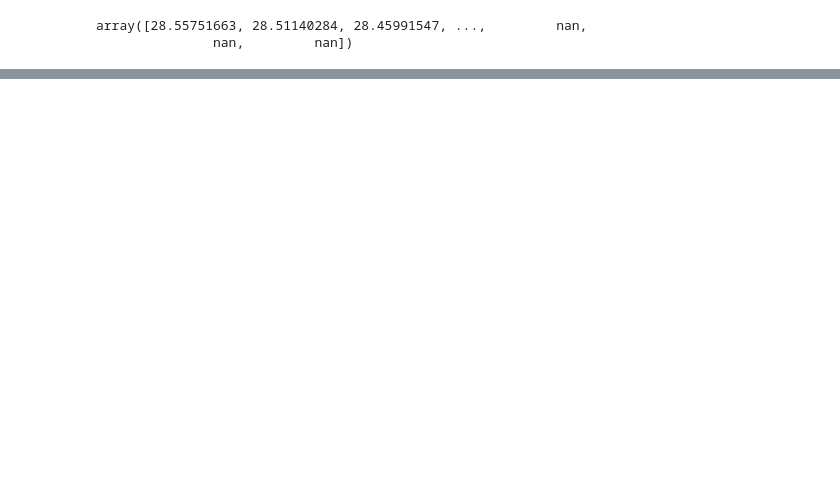
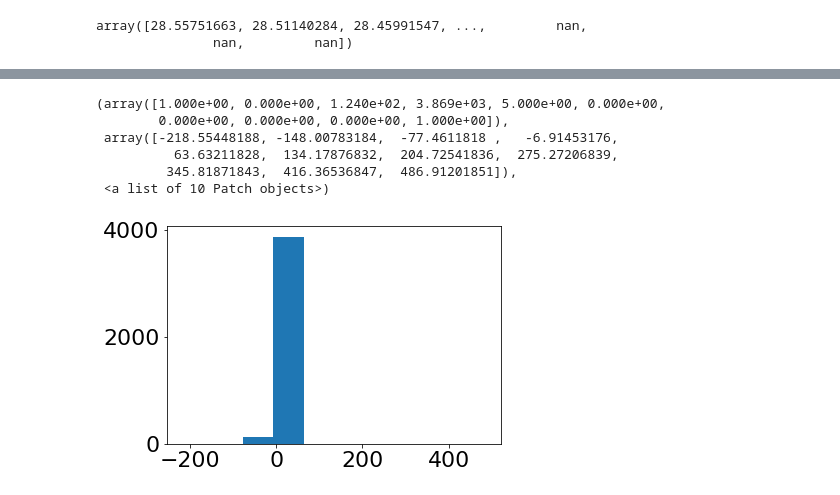
Before and after one commit to vedantchan/marcc, a Jupyter notebook: 11_metal_poor.ipynb, the cells around one changed output, grey strips where cells are left out. Drawn from its saved outputs; the diff is of its cells as text; code cells hidden in the pictures; blank space fills up the shorter version.

```diff
--- a/11_metal_poor.ipynb
+++ b/11_metal_poor.ipynb
@@ -295,8 +295,8 @@ array([28.55751663, 28.51140284, 28.45991547, ...,         nan,
 # %%
 resids[np.isnan(resids)] = 0
 # %%
-bound = 100
-linecore = 5895 # Na Line
+bound = 10
+linecore = 5893 # mg Line
 lower = linecore - 4000 - bound
 upper = linecore - 4000 + bound
 linewl = lamgrid[lower:upper]
@@ -339,0 +395,2 @@ plt.ylim(0,1.5)
+# %%
+ampvalues = np.asarray([i.value for i in amps])
@@ -339,0 +399,10 @@ plt.ylim(0,1.5)
+# %%
+plt.hist(ampvalues)
+# %% [output]
+(array([1.000e+00, 0.000e+00, 1.240e+02, 3.869e+03, 5.000e+00, 0.000e+00,
+        0.000e+00, 0.000e+00, 0.000e+00, 1.000e+00]),
+ array([-218.55448188, -148.00783184,  -77.4611818 ,   -6.91453176,
+          63.63211828,  134.17876832,  204.72541836,  275.27206839,
+         345.81871843,  416.36536847,  486.91201851]),
+ <a list of 10 Patch objects>)
+[figure, added]
```
Also changed, not shown: parts of 7 cells of this notebook, 27 other files.
